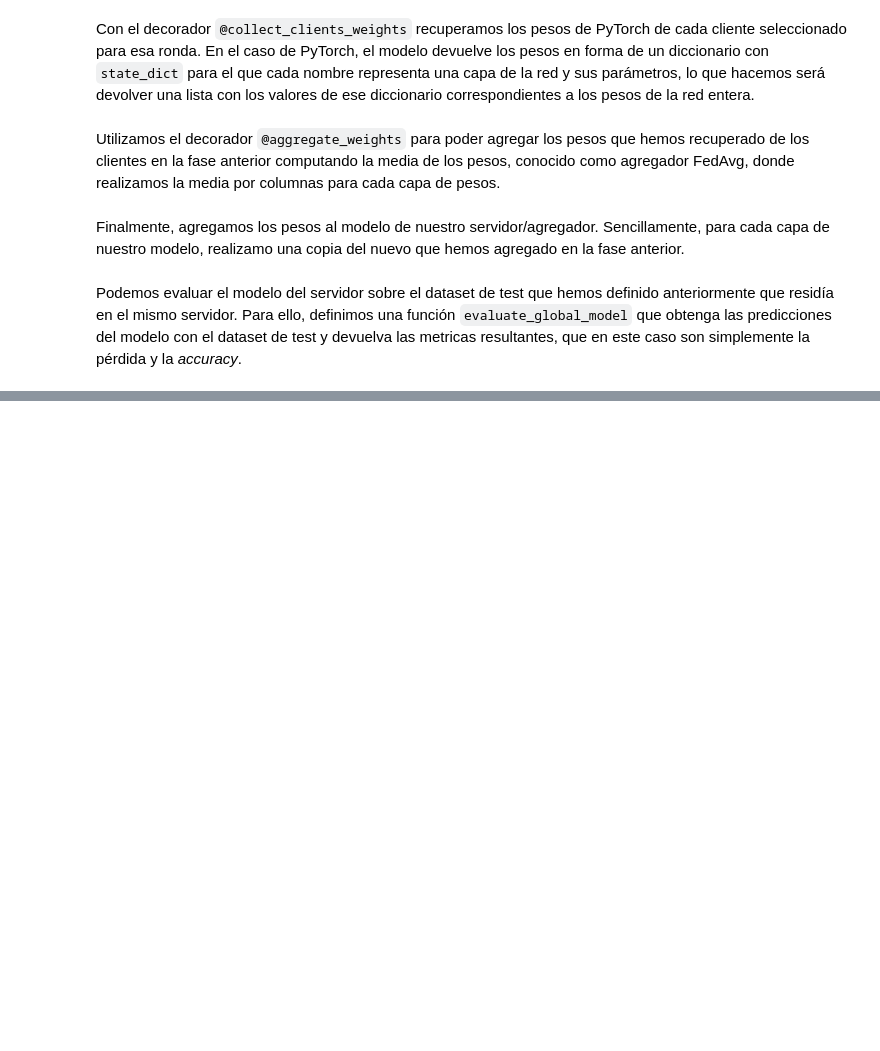
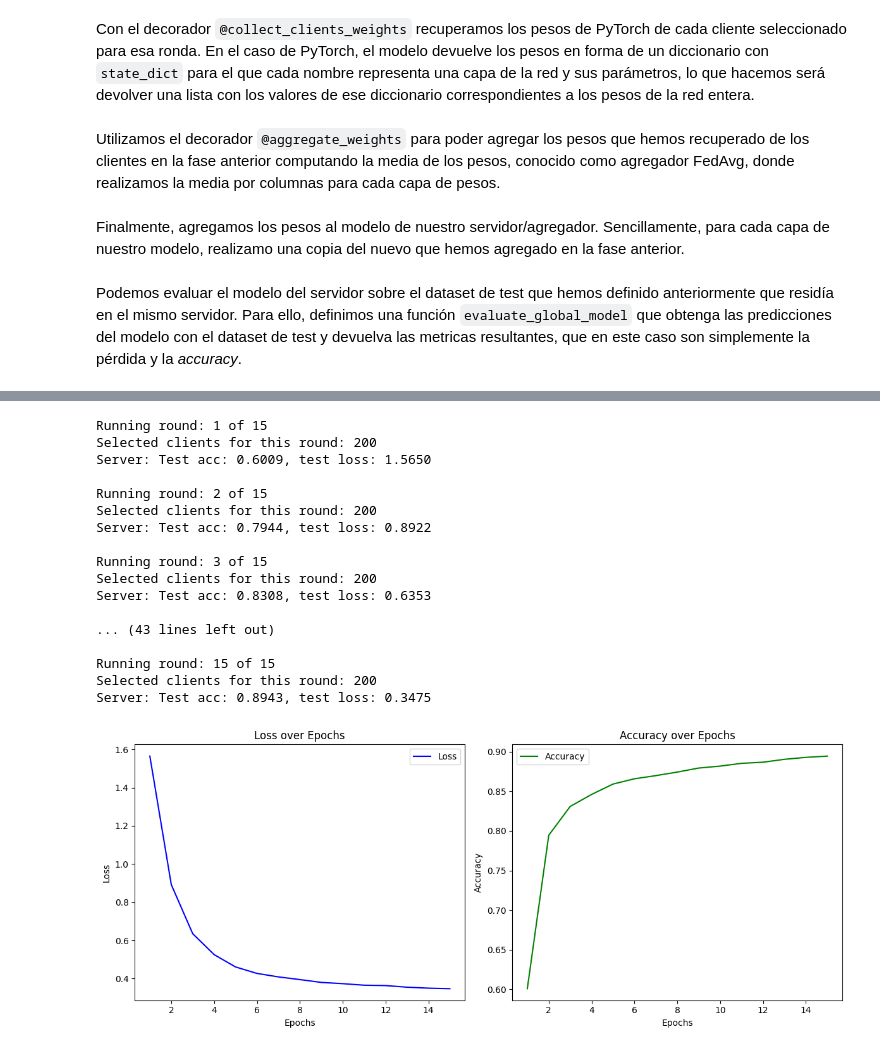
Before and after one commit to mayoras/flex-cs, a Jupyter notebook: notebooks/active-mnist.ipynb, the cells around one changed output, grey strips where cells are left out. Saved outputs shown, nothing was run; the diff lists cells and outputs as text; code cells hidden in the pictures; blank space fills up the shorter version.

```diff
--- a/notebooks/active-mnist.ipynb
+++ b/notebooks/active-mnist.ipynb
@@ -260,0 +585,22 @@ Accuracy (test): 0.51695
+# %%
+losses, accuracies = train_n_rounds(15, 200)
+plot_loss_accuracy(losses, accuracies)
+# %% [output]
+Running round: 1 of 15
+Selected clients for this round: 200
+Server: Test acc: 0.6009, test loss: 1.5650
+
+Running round: 2 of 15
+Selected clients for this round: 200
+Server: Test acc: 0.7944, test loss: 0.8922
+
+Running round: 3 of 15
+Selected clients for this round: 200
+Server: Test acc: 0.8308, test loss: 0.6353
+
+... (43 lines left out)
+
+Running round: 15 of 15
+Selected clients for this round: 200
+Server: Test acc: 0.8943, test loss: 0.3475
+[figure, added]
```
Also changed, not shown: parts of 25 cells of this notebook.
